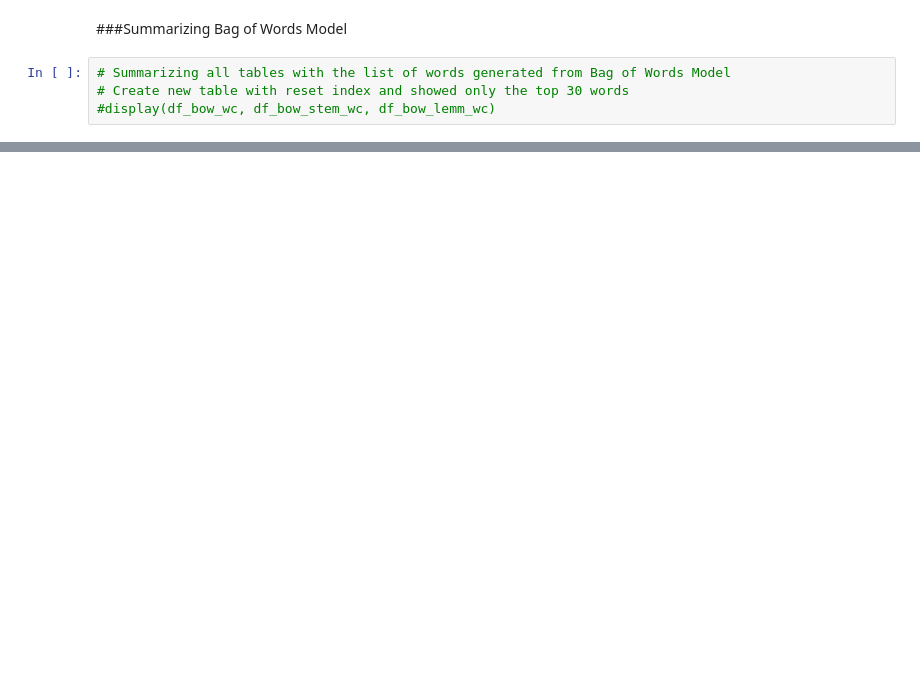
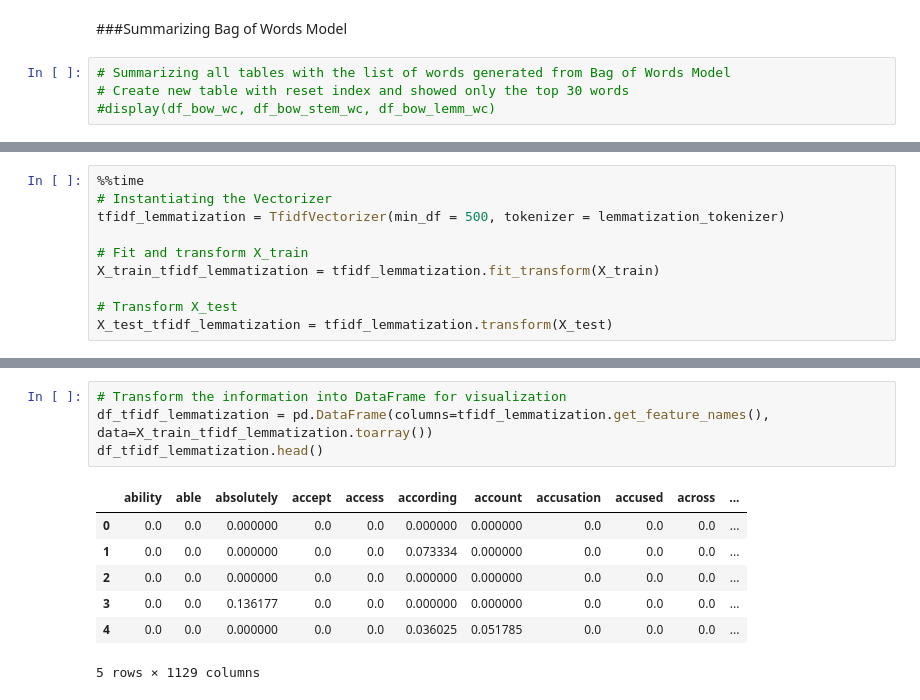
Before and after one commit to conibear/brainstation_machine_learning, a Jupyter notebook: notebook/BrainStation Machine Learning Project.ipynb, the cells around one changed output, grey strips where cells are left out. Drawn from its saved outputs; the diff is of its cells as text; blank space fills up the shorter version.

```diff
--- a/notebook/BrainStation Machine Learning Project.ipynb
+++ b/notebook/BrainStation Machine Learning Project.ipynb
@@ -1626,0 +1701,10 @@ df_tfidf_stemming.head()
+# %%
+%%time
+# Instantiating the Vectorizer
+tfidf_lemmatization = TfidfVectorizer(min_df = 500, tokenizer = lemmatization_tokenizer)
+
+# Fit and transform X_train
+X_train_tfidf_lemmatization = tfidf_lemmatization.fit_transform(X_train)
+
+# Transform X_test
+X_test_tfidf_lemmatization = tfidf_lemmatization.transform(X_test)
@@ -1626,0 +1714,12 @@ df_tfidf_stemming.head()
+# %%
+# Transform the information into DataFrame for visualization
+df_tfidf_lemmatization = pd.DataFrame(columns=tfidf_lemmatization.get_feature_names(), data=X_train_tfidf_lemmatization.toarray())
+df_tfidf_lemmatization.head()
+# %% [output]
+|  | ability | able | absolutely | accept | access | according | account | accusation | accused | across | ... |
+| 0 | 0.0 | 0.0 | 0.000000 | 0.0 | 0.0 | 0.000000 | 0.000000 | 0.0 | 0.0 | 0.0 | ... |
+| 1 | 0.0 | 0.0 | 0.000000 | 0.0 | 0.0 | 0.073334 | 0.000000 | 0.0 | 0.0 | 0.0 | ... |
+| 2 | 0.0 | 0.0 | 0.000000 | 0.0 | 0.0 | 0.000000 | 0.000000 | 0.0 | 0.0 | 0.0 | ... |
+| 3 | 0.0 | 0.0 | 0.136177 | 0.0 | 0.0 | 0.000000 | 0.000000 | 0.0 | 0.0 | 0.0 | ... |
+| 4 | 0.0 | 0.0 | 0.000000 | 0.0 | 0.0 | 0.036025 | 0.051785 | 0.0 | 0.0 | 0.0 | ... |
+5 rows × 1129 columns
```
Also changed, not shown: parts of 114 cells of this notebook, 1 other file.
